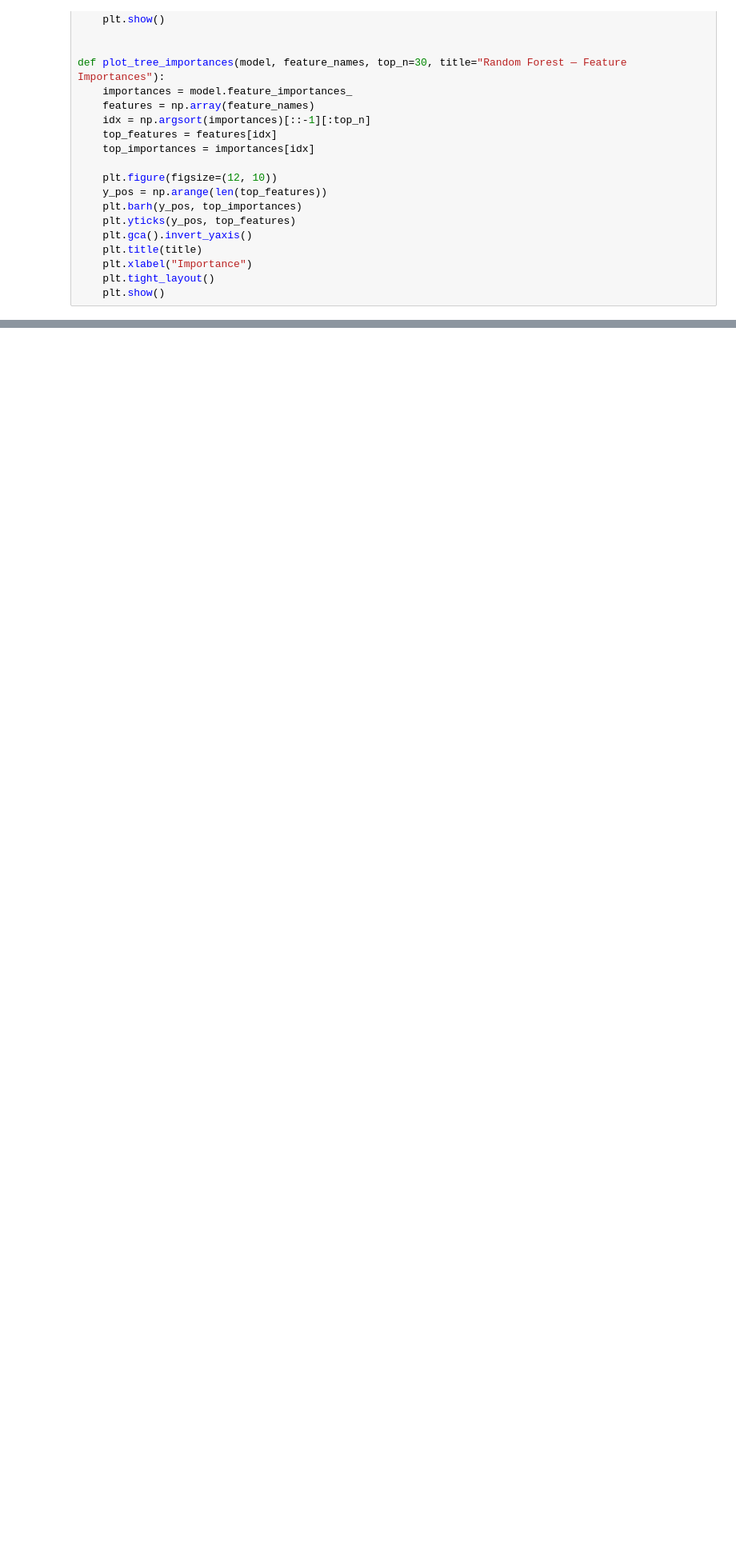
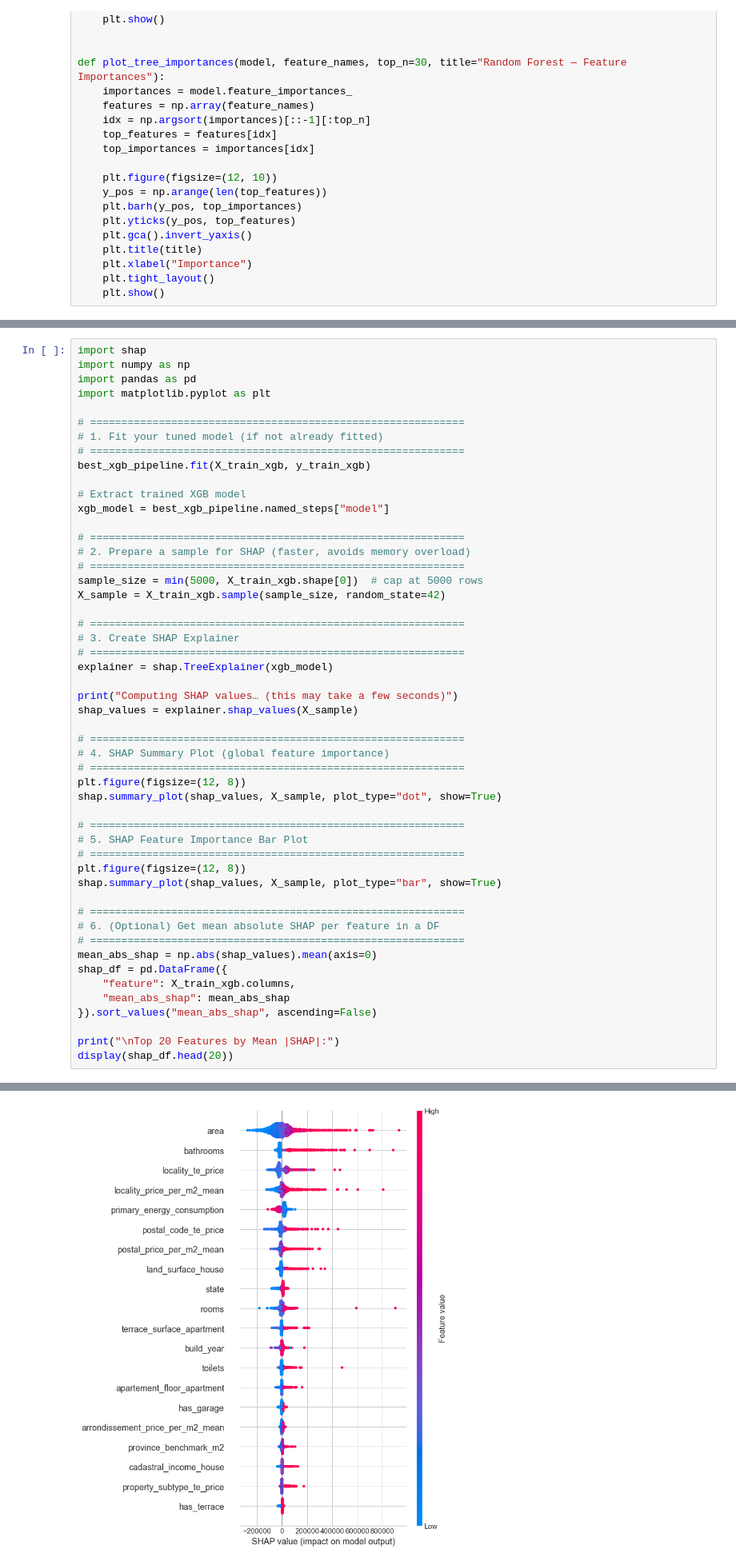
Before and after one commit to AmineSam/immo-eliza-Amine, a Jupyter notebook: notebooks/analysis.ipynb, the cells around one changed output, grey strips where cells are left out. Shown at 80% size. Saved outputs shown, nothing was run; the diff lists cells and outputs as text; blank space fills up the shorter version.

```diff
--- a/notebooks/analysis.ipynb
+++ b/notebooks/analysis.ipynb
@@ -1151,0 +812,52 @@ plot_tree_importances(
+# %%
+import shap
+import numpy as np
+import pandas as pd
+import matplotlib.pyplot as plt
+
+# ============================================================
+# 1. Fit your tuned model (if not already fitted)
+# ============================================================
+best_xgb_pipeline.fit(X_train_xgb, y_train_xgb)
+
+# Extract trained XGB model
+xgb_model = best_xgb_pipeline.named_steps["model"]
+
+# ============================================================
+# 2. Prepare a sample for SHAP (faster, avoids memory overload)
+# ============================================================
+sample_size = min(5000, X_train_xgb.shape[0])  # cap at 5000 rows
+X_sample = X_train_xgb.sample(sample_size, random_state=42)
+
+# ============================================================
+# 3. Create SHAP Explainer
+# ============================================================
+explainer = shap.TreeExplainer(xgb_model)
+
+print("Computing SHAP values… (this may take a few seconds)")
+shap_values = explainer.shap_values(X_sample)
+
+# ============================================================
+# 4. SHAP Summary Plot (global feature importance)
+# ============================================================
+plt.figure(figsize=(12, 8))
+shap.summary_plot(shap_values, X_sample, plot_type="dot", show=True)
+
+# ============================================================
+# 5. SHAP Feature Importance Bar Plot
+# ============================================================
+plt.figure(figsize=(12, 8))
+shap.summary_plot(shap_values, X_sample, plot_type="bar", show=True)
+
+# ============================================================
+# 6. (Optional) Get mean absolute SHAP per feature in a DF
+# ============================================================
+mean_abs_shap = np.abs(shap_values).mean(axis=0)
+shap_df = pd.DataFrame({
+    "feature": X_train_xgb.columns,
+    "mean_abs_shap": mean_abs_shap
+}).sort_values("mean_abs_shap", ascending=False)
+
+print("\nTop 20 Features by Mean |SHAP|:")
+display(shap_df.head(20))
+# %% [output]
@@ -1151,0 +865 @@ plot_tree_importances(
+[figure, added]
```
Also changed, not shown: parts of 30 cells of this notebook, 22 other files.
